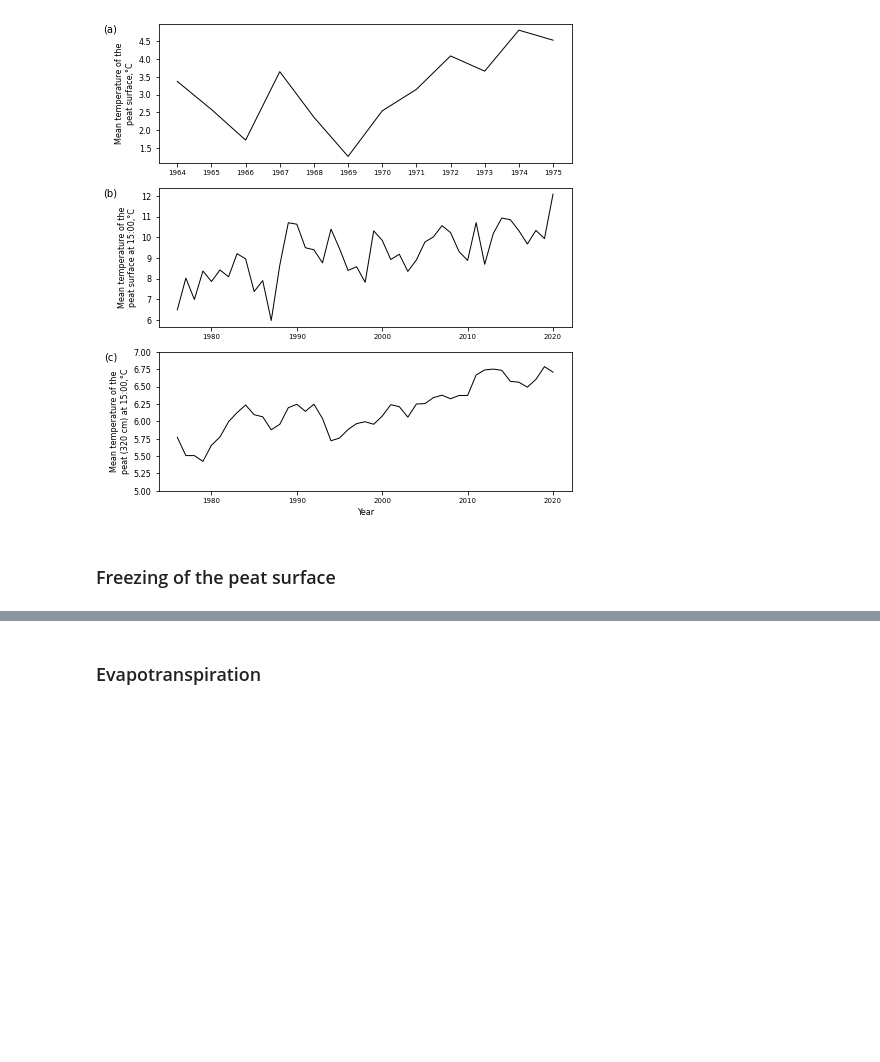
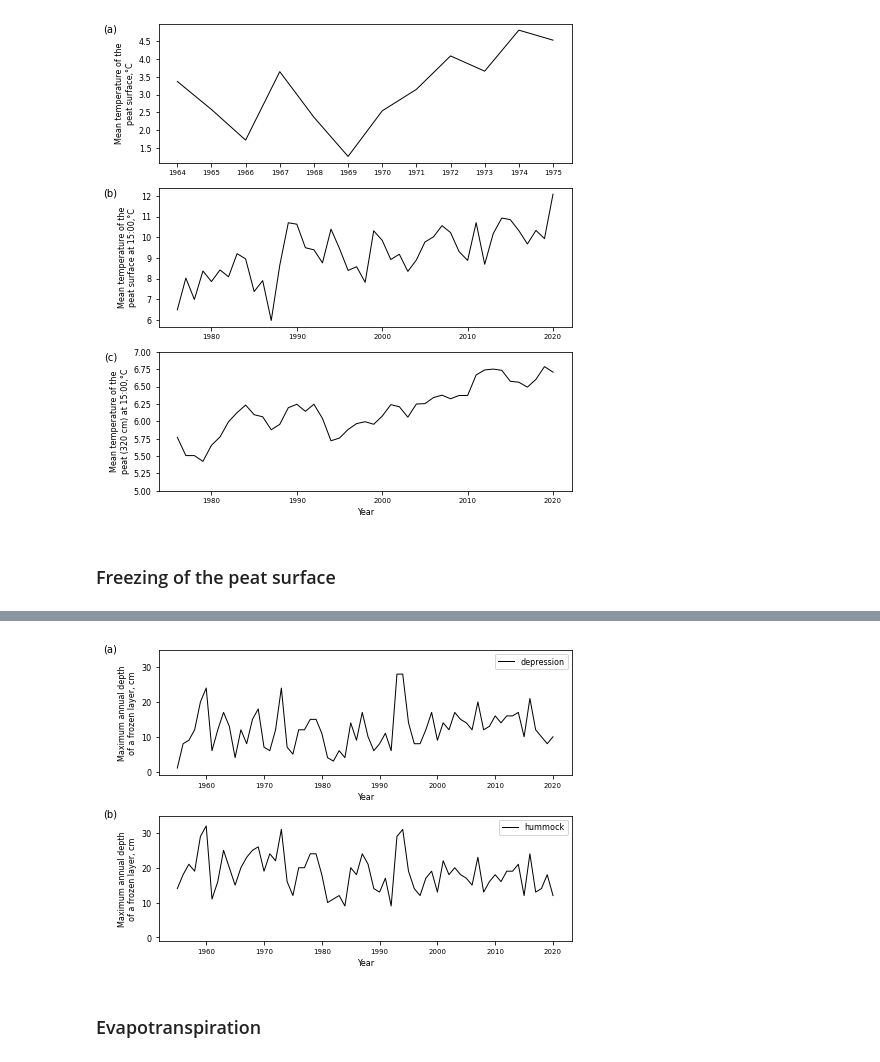
Before and after one commit to shi-hydrology/lammin-suo-plots, a Jupyter notebook: lammin_suo_plots.ipynb, the cells around one changed output, grey strips where cells are left out. Cells and saved outputs as stored; diff of their text form; code cells hidden in the pictures; blank space fills up the shorter version.

Commit message:
Fixed the plot with max freezing depths

```diff
--- a/lammin_suo_plots.ipynb
+++ b/lammin_suo_plots.ipynb
@@ -758,3 +700,34 @@ Site: 106
+# %%
+f = "swamp-freezing_10d_1954-2020.csv"
+
+fig, ax = plt.subplots(2, 1)
+fig.set_size_inches(2*wu, 2*hu)
+
+tmp = prepare(os.path.join(work_dir, f))
+tmp.sort_index(inplace=True)
+# tmp.info()
+
+for t, label in zip((1, 0), ("hummock", "depression")):
+    df = tmp.loc[(tmp["SITE"] == "SF1") & (tmp["TERRAIN"] == t)]
+    df = df.resample("A")["FROZEN"].agg(["max"])
+    df = df.loc[df.index.year > 1954]  # first year of observations (1954) is incomplete
+    # display(df)
+
+    ax[t].plot(df.index.year, df["max"], color="k", linewidth=1, label=label)
+
+    ax[t].set_ylabel("Maximum annual depth\nof a frozen layer, cm")
+    ax[t].set_xlabel("Year")
+    ax[t].set_ylim([-1, 35])
+    ax[t].legend()
+
+mark_axes(ax, py=1.05)
+
+fig.tight_layout()
+
+fig_path = os.path.join(fig_dir, "test_05.png")
+plt.savefig(fig_path, dpi=300, transparent=False, facecolor="white")
+# %% [output]
+[figure, added]
 # %% [markdown]
 ### Evapotranspiration
 # %%
```
Also changed, not shown: parts of 1 cell of this notebook, 1 other file.
